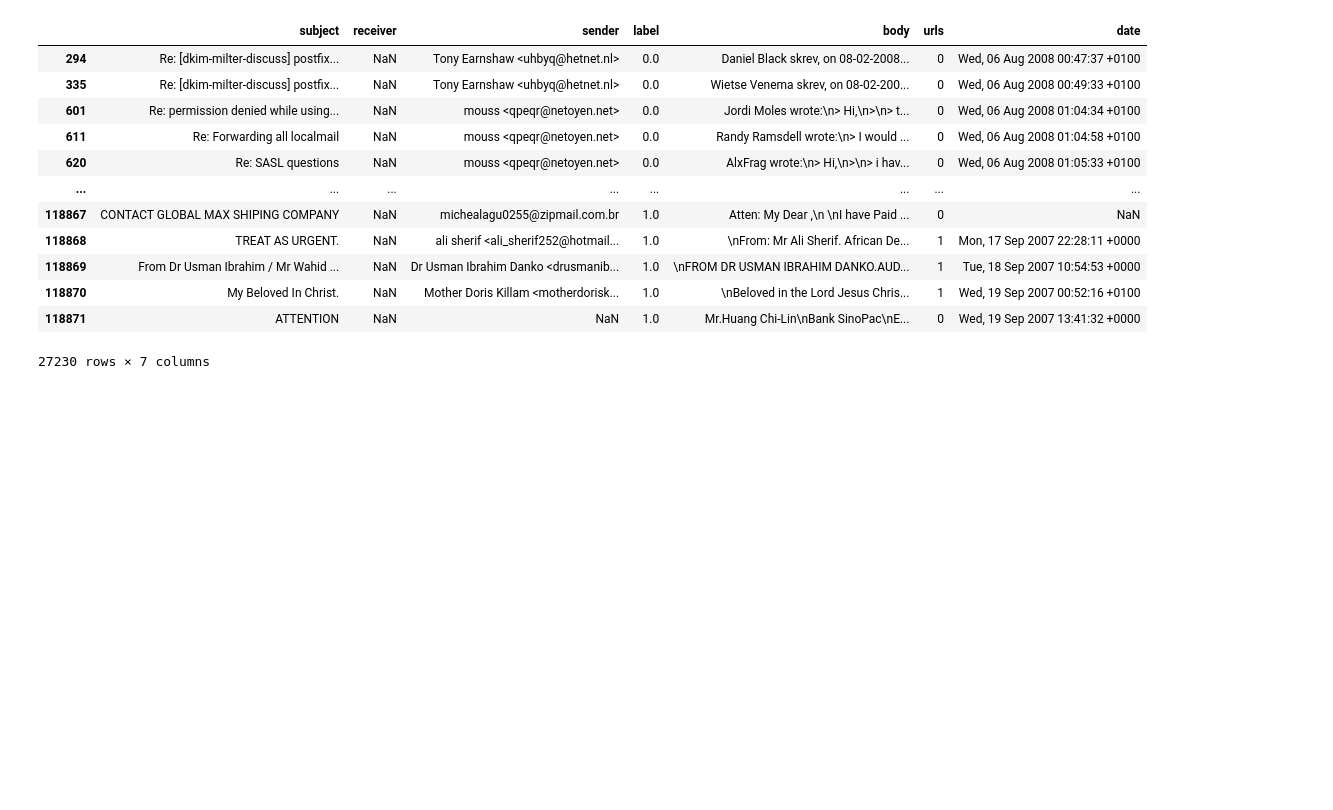
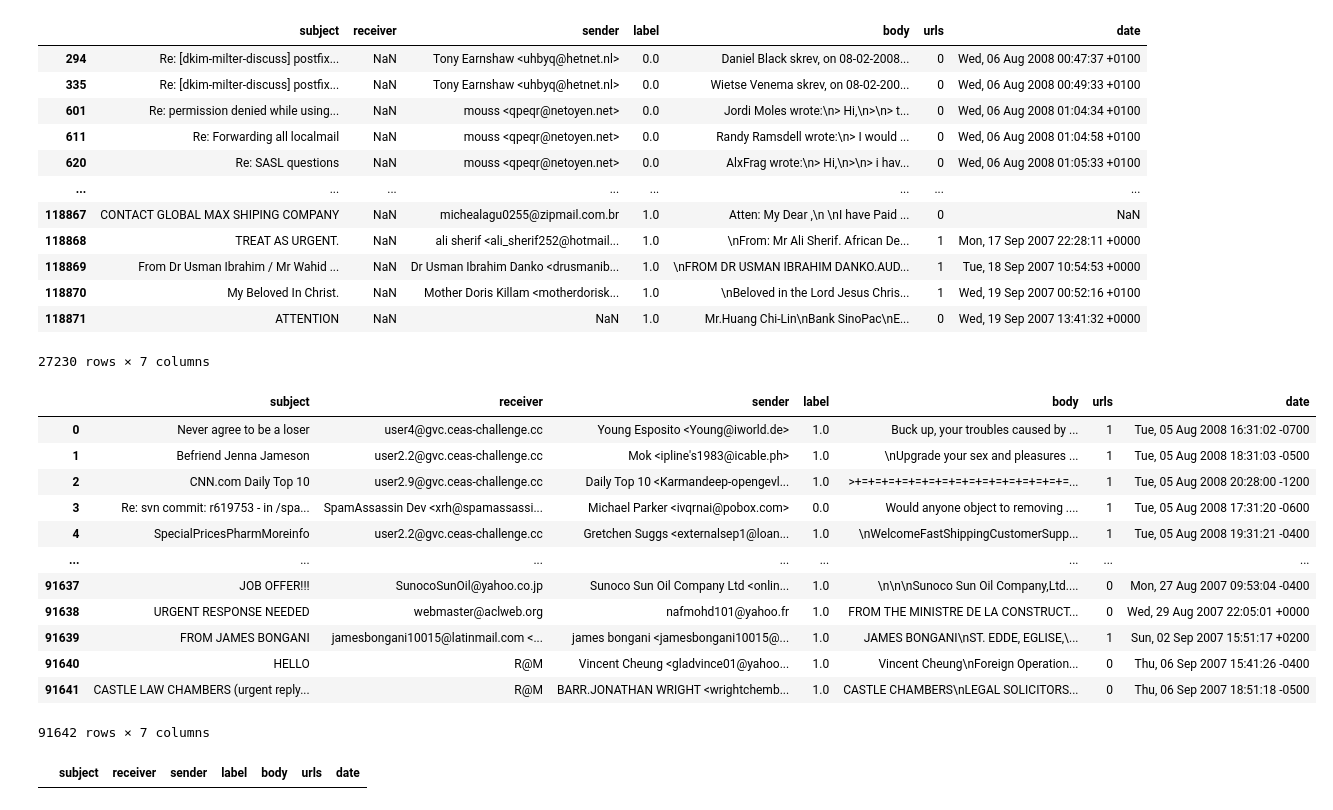
Before and after one commit to surya211099/DetectingPhishingEmail, a Jupyter notebook: DetectPhishingMail.ipynb, the cells around one changed output. Cells and saved outputs as stored; diff of their text form; code cells hidden in the pictures; blank space fills up the shorter version.

```diff
--- a/DetectPhishingMail.ipynb
+++ b/DetectPhishingMail.ipynb
@@ -90,0 +96,22 @@ null_rows
+# %%
+nonnull_data=pd.read_csv("/content/drive/MyDrive/Dessertation/nonnull_dataset.csv")
+nonnull_data
+# %% [output]
+|  | subject | receiver | sender | label | body | urls | date |
+| 0 | Never agree to be a loser | user4@gvc.ceas-challenge.cc | Young Esposito <Young@iworld.de> | 1.0 | Buck up, your troubles caused by ... | 1 | Tue, 05 Aug 2008 16:31:02 -0700 |
+| 1 | Befriend Jenna Jameson | user2.2@gvc.ceas-challenge.cc | Mok <ipline's1983@icable.ph> | 1.0 | \nUpgrade your sex and pleasures ... | 1 | Tue, 05 Aug 2008 18:31:03 -0500 |
+| 2 | CNN.com Daily Top 10 | user2.9@gvc.ceas-challenge.cc | Daily Top 10 <Karmandeep-opengevl... | 1.0 | >+=+=+=+=+=+=+=+=+=+=+=+=+=+=+=+=... | 1 | Tue, 05 Aug 2008 20:28:00 -1200 |
+| 3 | Re: svn commit: r619753 - in /spa... | SpamAssassin Dev <xrh@spamassassi... | Michael Parker <ivqrnai@pobox.com> | 0.0 | Would anyone object to removing .... | 1 | Tue, 05 Aug 2008 17:31:20 -0600 |
+| 4 | SpecialPricesPharmMoreinfo | user2.2@gvc.ceas-challenge.cc | Gretchen Suggs <externalsep1@loan... | 1.0 | \nWelcomeFastShippingCustomerSupp... | 1 | Tue, 05 Aug 2008 19:31:21 -0400 |
+| ... | ... | ... | ... | ... | ... | ... | ... |
+| 91637 | JOB OFFER!!! | SunocoSunOil@yahoo.co.jp | Sunoco Sun Oil Company Ltd <onlin... | 1.0 | \n\n\nSunoco Sun Oil Company,Ltd.... | 0 | Mon, 27 Aug 2007 09:53:04 -0400 |
+| 91638 | URGENT RESPONSE NEEDED | webmaster@aclweb.org | nafmohd101@yahoo.fr | 1.0 | FROM THE MINISTRE DE LA CONSTRUCT... | 0 | Wed, 29 Aug 2007 22:05:01 +0000 |
+| 91639 | FROM JAMES BONGANI | jamesbongani10015@latinmail.com <... | james bongani <jamesbongani10015@... | 1.0 | JAMES BONGANI\nST. EDDE, EGLISE,\... | 1 | Sun, 02 Sep 2007 15:51:17 +0200 |
+| 91640 | HELLO | R@M | Vincent Cheung <gladvince01@yahoo... | 1.0 | Vincent Cheung\nForeign Operation... | 0 | Thu, 06 Sep 2007 15:41:26 -0400 |
+| 91641 | CASTLE LAW CHAMBERS (urgent reply... | R@M | BARR.JONATHAN WRIGHT <wrightchemb... | 1.0 | CASTLE CHAMBERS\nLEGAL SOLICITORS... | 0 | Thu, 06 Sep 2007 18:51:18 -0500 |
+91642 rows × 7 columns
+# %%
+null_rows = nonnull_data[nonnull_data.isnull().any(axis=1)]
+null_rows
+# %% [output]
+|  | subject | receiver | sender | label | body | urls | date |
```
Also changed, not shown: parts of 1 cell of this notebook.
